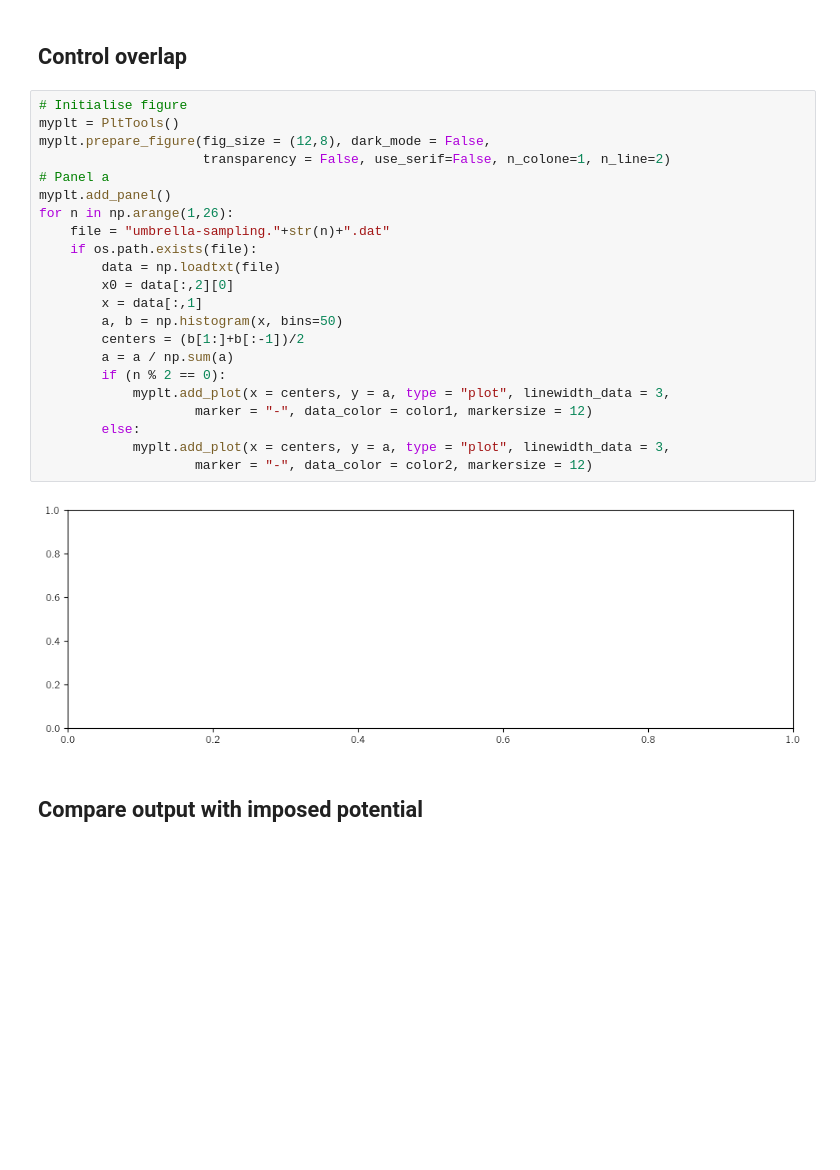
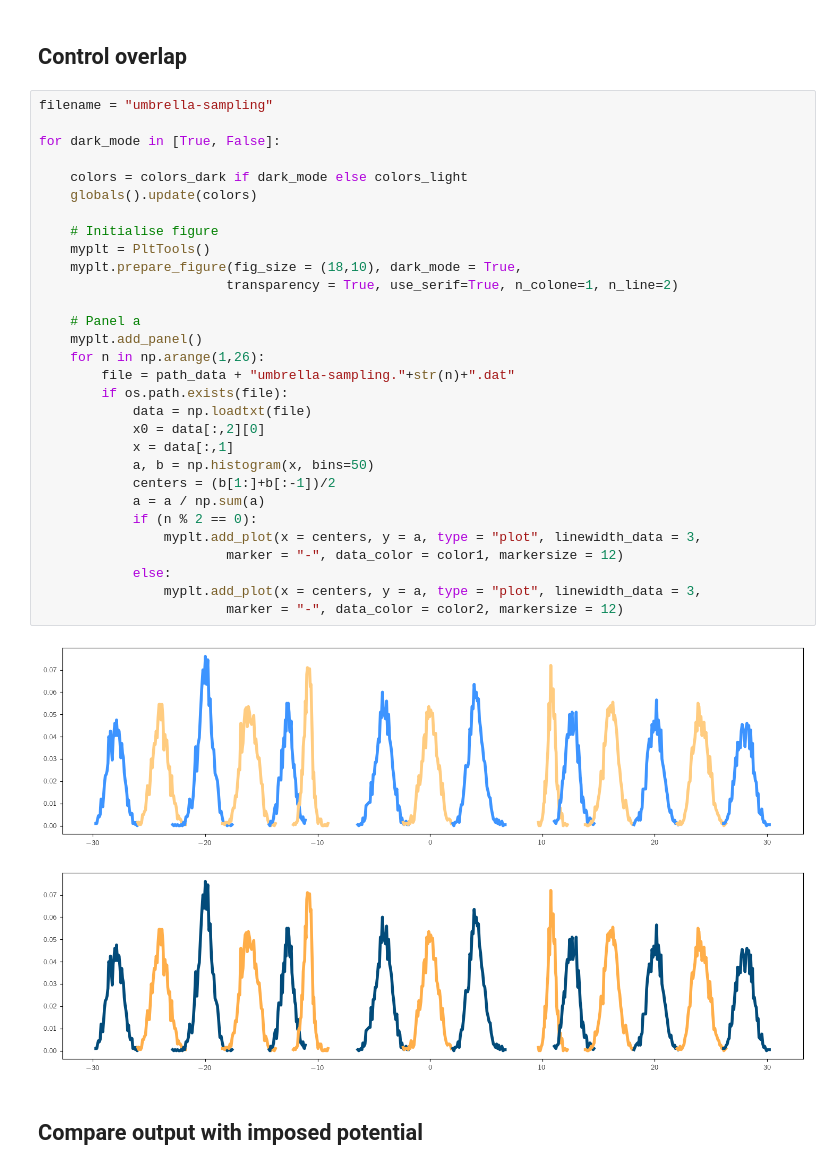
Before and after one commit to lammpstutorials/lammpstutorials.github.io, a Jupyter notebook: docs/sphinx/source/tutorial7/figures/umbrella-sampling.ipynb, the cells around one changed output. Drawn from its saved outputs; the diff is of its cells as text; blank space fills up the shorter version.

```diff
--- a/docs/sphinx/source/tutorial7/figures/umbrella-sampling.ipynb
+++ b/docs/sphinx/source/tutorial7/figures/umbrella-sampling.ipynb
@@ -59,29 +59,38 @@ colors_dark = {
 # %% [markdown]
 ## Control overlap
 # %%
-# Initialise figure
-myplt = PltTools()
-myplt.prepare_figure(fig_size = (12,8), dark_mode = False,
-                     transparency = False, use_serif=False, n_colone=1, n_line=2)
-# Panel a
-myplt.add_panel()
-for n in np.arange(1,26):
-    file = "umbrella-sampling."+str(n)+".dat"
-    if os.path.exists(file):
-        data = np.loadtxt(file)
-        x0 = data[:,2][0]
-        x = data[:,1]
-        a, b = np.histogram(x, bins=50)
-        centers = (b[1:]+b[:-1])/2
-        a = a / np.sum(a)
-        if (n % 2 == 0):
-            myplt.add_plot(x = centers, y = a, type = "plot", linewidth_data = 3,
-                    marker = "-", data_color = color1, markersize = 12)
-        else:
-            myplt.add_plot(x = centers, y = a, type = "plot", linewidth_data = 3,
-                    marker = "-", data_color = color2, markersize = 12)
+filename = "umbrella-sampling"
+
+for dark_mode in [True, False]:
+
+    colors = colors_dark if dark_mode else colors_light
+    globals().update(colors)
+
+    # Initialise figure
+    myplt = PltTools()
+    myplt.prepare_figure(fig_size = (18,10), dark_mode = True,
+                        transparency = True, use_serif=True, n_colone=1, n_line=2)
+
+    # Panel a
+    myplt.add_panel()
+    for n in np.arange(1,26):
+        file = path_data + "umbrella-sampling."+str(n)+".dat"
+        if os.path.exists(file):
+            data = np.loadtxt(file)
+            x0 = data[:,2][0]
+            x = data[:,1]
+            a, b = np.histogram(x, bins=50)
+            centers = (b[1:]+b[:-1])/2
+            a = a / np.sum(a)
+            if (n % 2 == 0):
+                myplt.add_plot(x = centers, y = a, type = "plot", linewidth_data = 3,
+                        marker = "-", data_color = color1, markersize = 12)
+            else:
+                myplt.add_plot(x = centers, y = a, type = "plot", linewidth_data = 3,
+                        marker = "-", data_color = color2, markersize = 12)
 # %% [output]
-[figure, old version]
+[figure, new version]
+[figure, added]
 # %% [markdown]
 ## Compare output with imposed potential
 # %%
```
Also changed, not shown: parts of 1 cell of this notebook, 10 other files.
